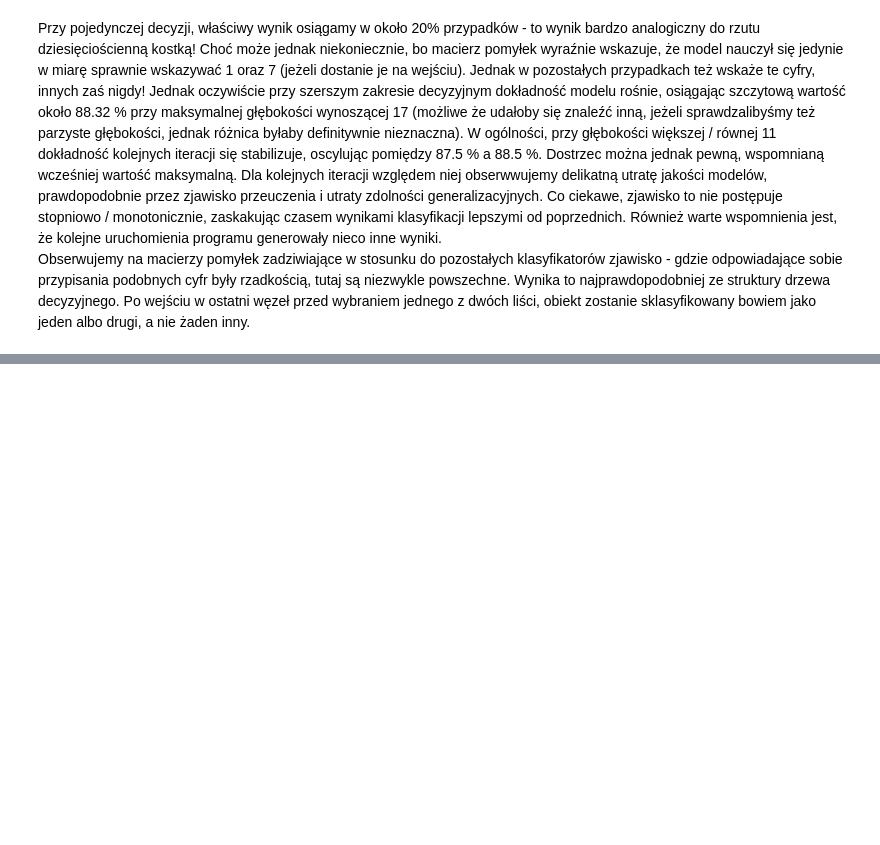
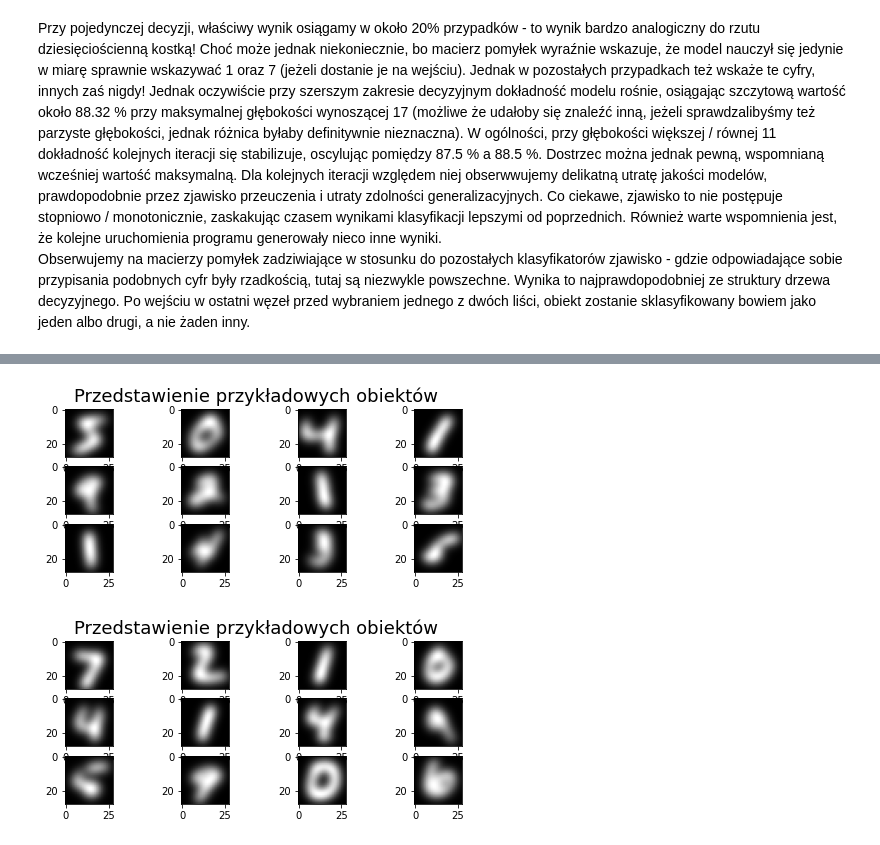
Before and after one commit to Selthen/MNIST-analysys, a Jupyter notebook: Gr3_MNIST.ipynb, the cells around one changed output, grey strips where cells are left out. Cells and saved outputs as stored; diff of their text form; code cells hidden in the pictures; blank space fills up the shorter version.

```diff
--- a/Gr3_MNIST.ipynb
+++ b/Gr3_MNIST.ipynb
@@ -273,0 +465,13 @@ Obserwujemy na macierzy pomyłek zadziwiające w stosunku do pozostałych klasyf
+# %%
+# filtr Gaussa, sigma = 3
+trainX_blurred = blur_images(trainX, sigma=3)
+testX_blurred = blur_images(testX, sigma=3)
+
+display_examples(trainX_blurred, 4, 3, 18)
+display_examples(testX_blurred, 4, 3, 18)
+
+trainX_blurred = flatten_images(trainX_blurred)
+testX_blurred = flatten_images(testX_blurred)
+# %% [output]
+[figure, added]
+[figure, added]
```
Also changed, not shown: parts of 27 cells of this notebook.
